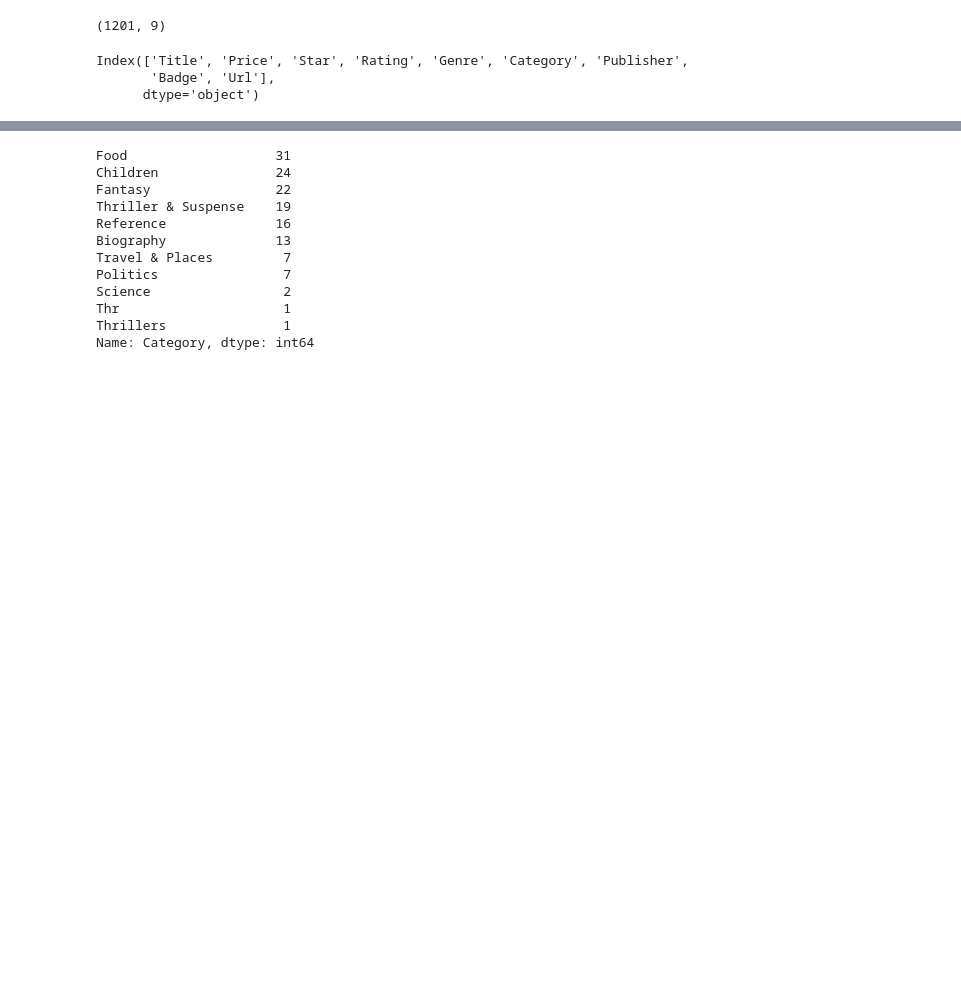
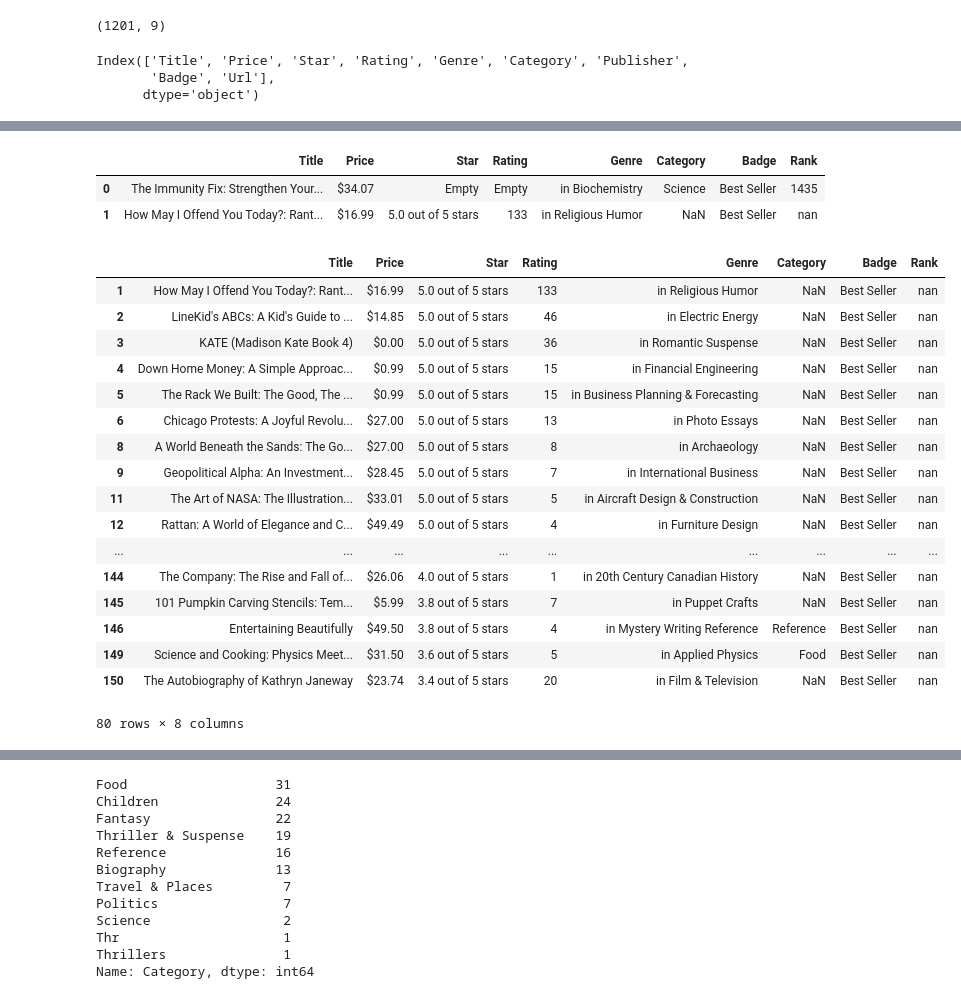
Before and after one commit to Richa-Vala/NYCWebscraping, a Jupyter notebook: NYCEDA.ipynb, the cells around one changed output, grey strips where cells are left out. Saved outputs shown, nothing was run; the diff lists cells and outputs as text; code cells hidden in the pictures; blank space fills up the shorter version.

```diff
--- a/NYCEDA.ipynb
+++ b/NYCEDA.ipynb
@@ -53,0 +130,4 @@ Name: Badge, dtype: int64
+# %%
+# Create a new dataframe with best seller badge
+
+dfbest = dfbook[dfbook['Badge'] == "Best Seller"]
@@ -53,0 +171,3 @@ Name: Badge, dtype: int64
+# %%
+merged_best = pd.merge(left=dfbest, right=dfRanking, how='left',left_on='Title', right_on='Title')
+merged_best.head()
@@ -53,0 +186,4 @@ Name: Badge, dtype: int64
+# %%
+#merged_best["Rank"] = pd.to_numeric(merged_best["Rank"])
+
+merged_best["Rank"] = merged_best["Rank"].astype(str)
@@ -53,0 +211,29 @@ Name: Badge, dtype: int64
+# %%
+# Split Star column to extract Number of Star
+merged_best["Rank"] = merged_best["Rank"].str.split('.').str[0]
+merged_best.head(2)
+# %% [output]
+|  | Title | Price | Star | Rating | Genre | Category | Badge | Rank |
+| 0 | The Immunity Fix: Strengthen Your... | $34.07 | Empty | Empty | in Biochemistry | Science | Best Seller | 1435 |
+| 1 | How May I Offend You Today?: Rant... | $16.99 | 5.0 out of 5 stars | 133 | in Religious Humor | NaN | Best Seller | nan |
+# %%
+merged_best[merged_best["Rank"] == 'nan']
+# %% [output]
+|  | Title | Price | Star | Rating | Genre | Category | Badge | Rank |
+| 1 | How May I Offend You Today?: Rant... | $16.99 | 5.0 out of 5 stars | 133 | in Religious Humor | NaN | Best Seller | nan |
+| 2 | LineKid's ABCs: A Kid's Guide to ... | $14.85 | 5.0 out of 5 stars | 46 | in Electric Energy | NaN | Best Seller | nan |
+| 3 | KATE (Madison Kate Book 4) | $0.00 | 5.0 out of 5 stars | 36 | in Romantic Suspense | NaN | Best Seller | nan |
+| 4 | Down Home Money: A Simple Approac... | $0.99 | 5.0 out of 5 stars | 15 | in Financial Engineering | NaN | Best Seller | nan |
+| 5 | The Rack We Built: The Good, The ... | $0.99 | 5.0 out of 5 stars | 15 | in Business Planning & Forecasting | NaN | Best Seller | nan |
+| 6 | Chicago Protests: A Joyful Revolu... | $27.00 | 5.0 out of 5 stars | 13 | in Photo Essays | NaN | Best Seller | nan |
+| 8 | A World Beneath the Sands: The Go... | $27.00 | 5.0 out of 5 stars | 8 | in Archaeology | NaN | Best Seller | nan |
+| 9 | Geopolitical Alpha: An Investment... | $28.45 | 5.0 out of 5 stars | 7 | in International Business | NaN | Best Seller | nan |
+| 11 | The Art of NASA: The Illustration... | $33.01 | 5.0 out of 5 stars | 5 | in Aircraft Design & Construction | NaN | Best Seller | nan |
+| 12 | Rattan: A World of Elegance and C... | $49.49 | 5.0 out of 5 stars | 4 | in Furniture Design | NaN | Best Seller | nan |
+| ... | ... | ... | ... | ... | ... | ... | ... | ... |
+| 144 | The Company: The Rise and Fall of... | $26.06 | 4.0 out of 5 stars | 1 | in 20th Century Canadian History | NaN | Best Seller | nan |
+| 145 | 101 Pumpkin Carving Stencils: Tem... | $5.99 | 3.8 out of 5 stars | 7 | in Puppet Crafts | NaN | Best Seller | nan |
+| 146 | Entertaining Beautifully | $49.50 | 3.8 out of 5 stars | 4 | in Mystery Writing Reference | Reference | Best Seller | nan |
+| 149 | Science and Cooking: Physics Meet... | $31.50 | 3.6 out of 5 stars | 5 | in Applied Physics | Food | Best Seller | nan |
+| 150 | The Autobiography of Kathryn Janeway | $23.74 | 3.4 out of 5 stars | 20 | in Film & Television | NaN | Best Seller | nan |
+80 rows × 8 columns
```
Also changed, not shown: parts of 58 cells of this notebook.
